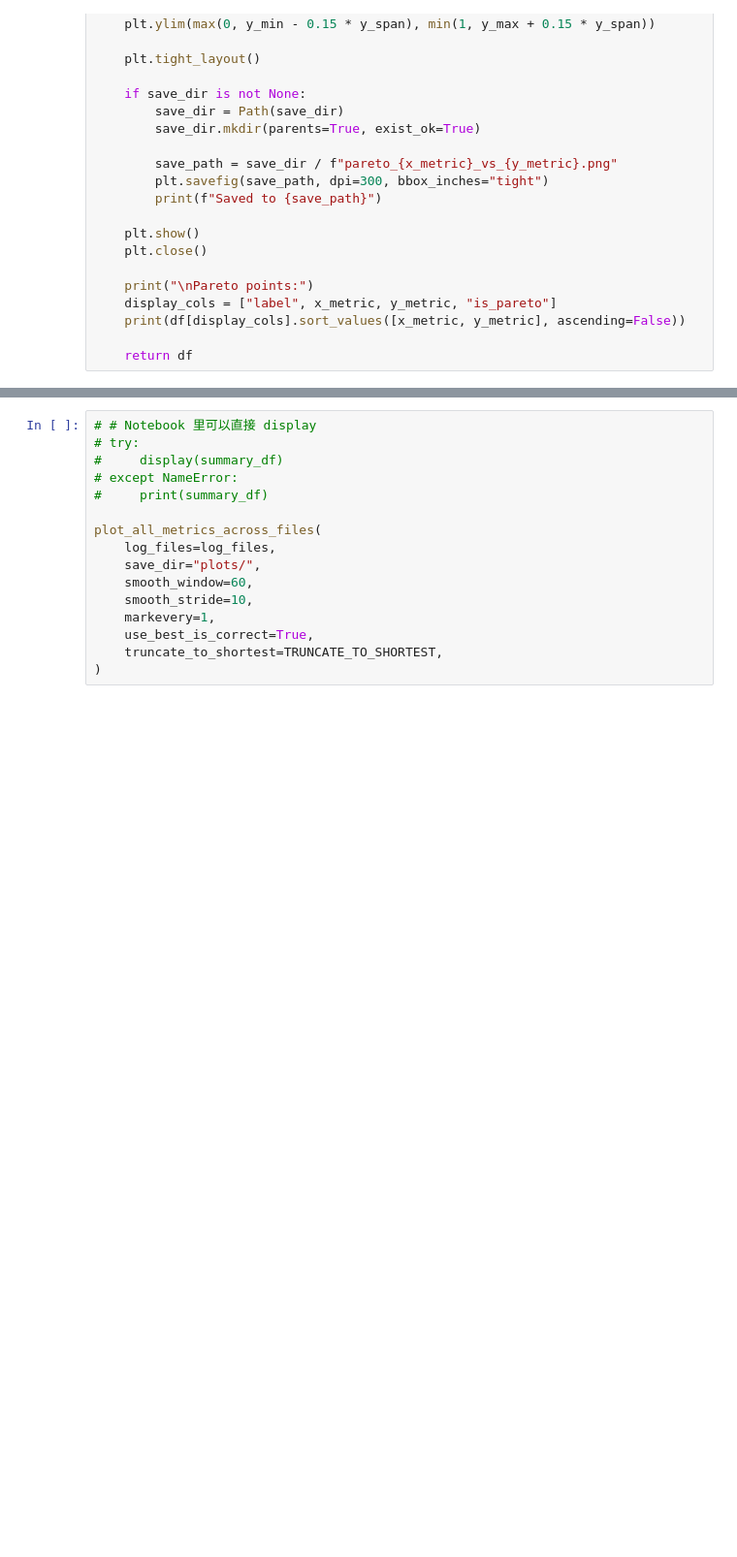
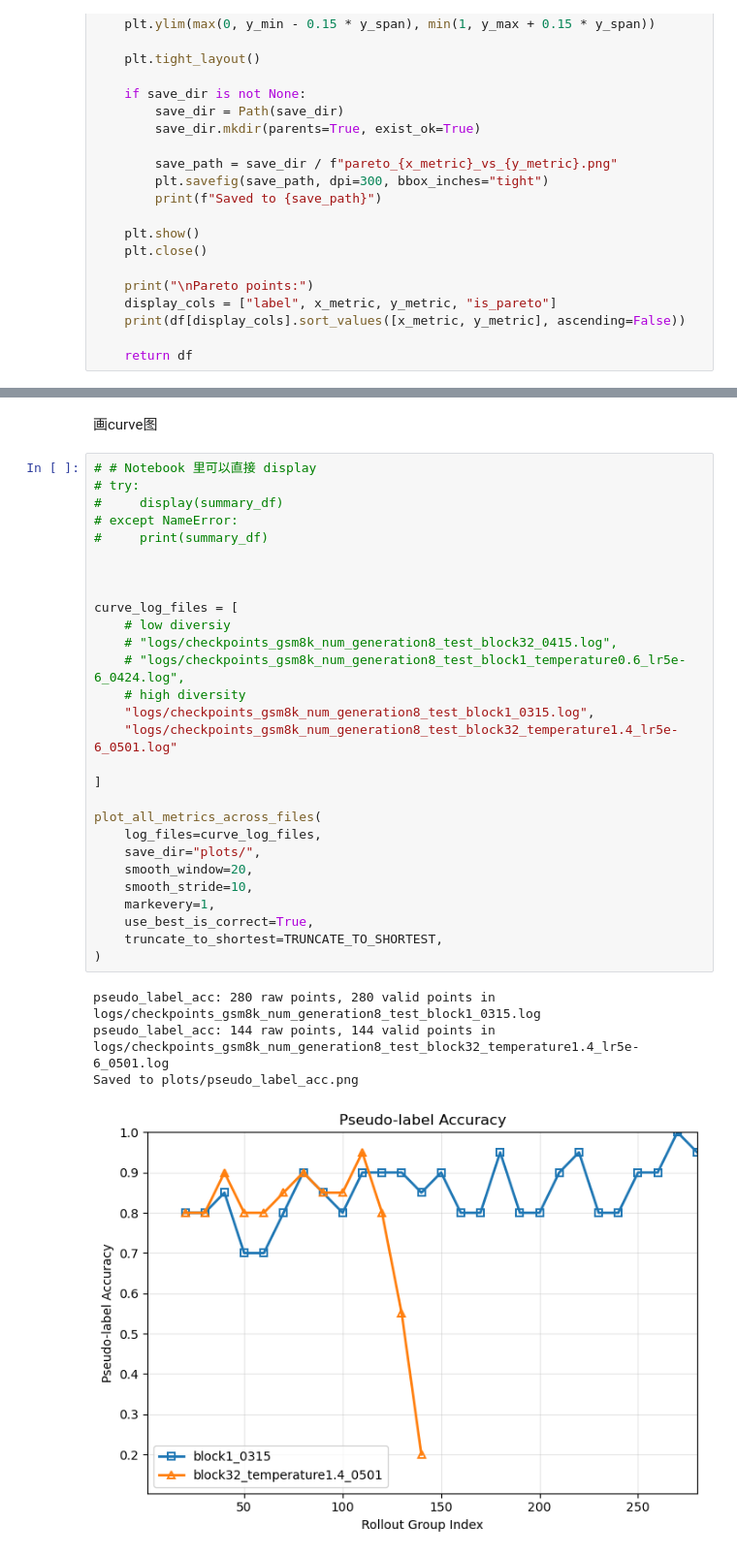
Before and after one commit to duterscmy/JustGRPO, a Jupyter notebook: draw_reward.ipynb, the cells around one changed output, grey strips where cells are left out. Shown at 97% size. Cells and saved outputs as stored; diff of their text form; blank space fills up the shorter version.

```diff
--- a/draw_reward.ipynb
+++ b/draw_reward.ipynb
@@ -1517,16 +1510,35 @@ Pareto points:
+# %% [markdown]
+画curve图
 # %%
 # # Notebook 里可以直接 display
 # try:
 #     display(summary_df)
 # except NameError:
 #     print(summary_df)
 
+
+
+curve_log_files = [
+    # low diversiy
+    # "logs/checkpoints_gsm8k_num_generation8_test_block32_0415.log",
+    # "logs/checkpoints_gsm8k_num_generation8_test_block1_temperature0.6_lr5e-6_0424.log",
+    # high diversity
+    "logs/checkpoints_gsm8k_num_generation8_test_block1_0315.log",
+    "logs/checkpoints_gsm8k_num_generation8_test_block32_temperature1.4_lr5e-6_0501.log"
+
+]
+
 plot_all_metrics_across_files(
-    log_files=log_files,
+    log_files=curve_log_files,
     save_dir="plots/",
-    smooth_window=60,
+    smooth_window=20,
     smooth_stride=10,
     markevery=1,
     use_best_is_correct=True,
     truncate_to_shortest=TRUNCATE_TO_SHORTEST,
 )
+# %% [output]
+pseudo_label_acc: 280 raw points, 280 valid points in logs/checkpoints_gsm8k_num_generation8_test_block1_0315.log
+pseudo_label_acc: 144 raw points, 144 valid points in logs/checkpoints_gsm8k_num_generation8_test_block32_temperature1.4_lr5e-6_0501.log
+Saved to plots/pseudo_label_acc.png
+[figure, added]
```
Also changed, not shown: parts of 7 cells of this notebook, 2 other files.
